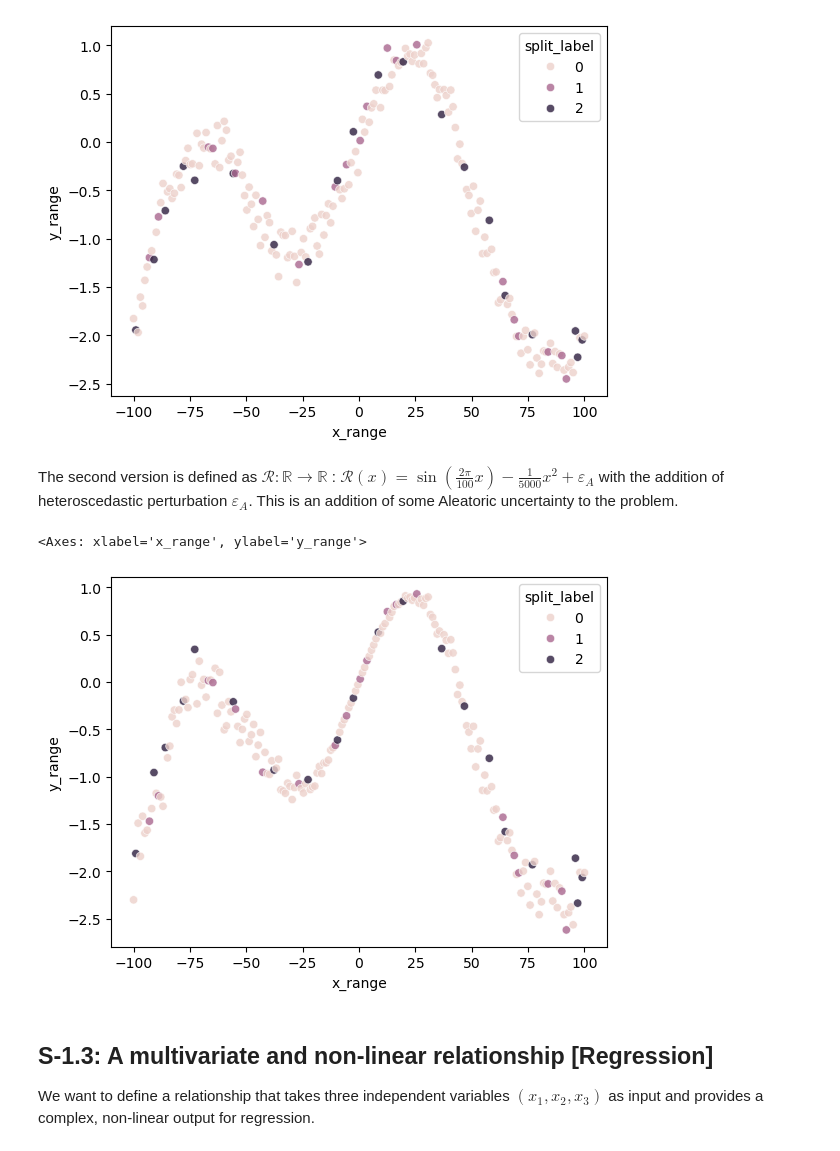
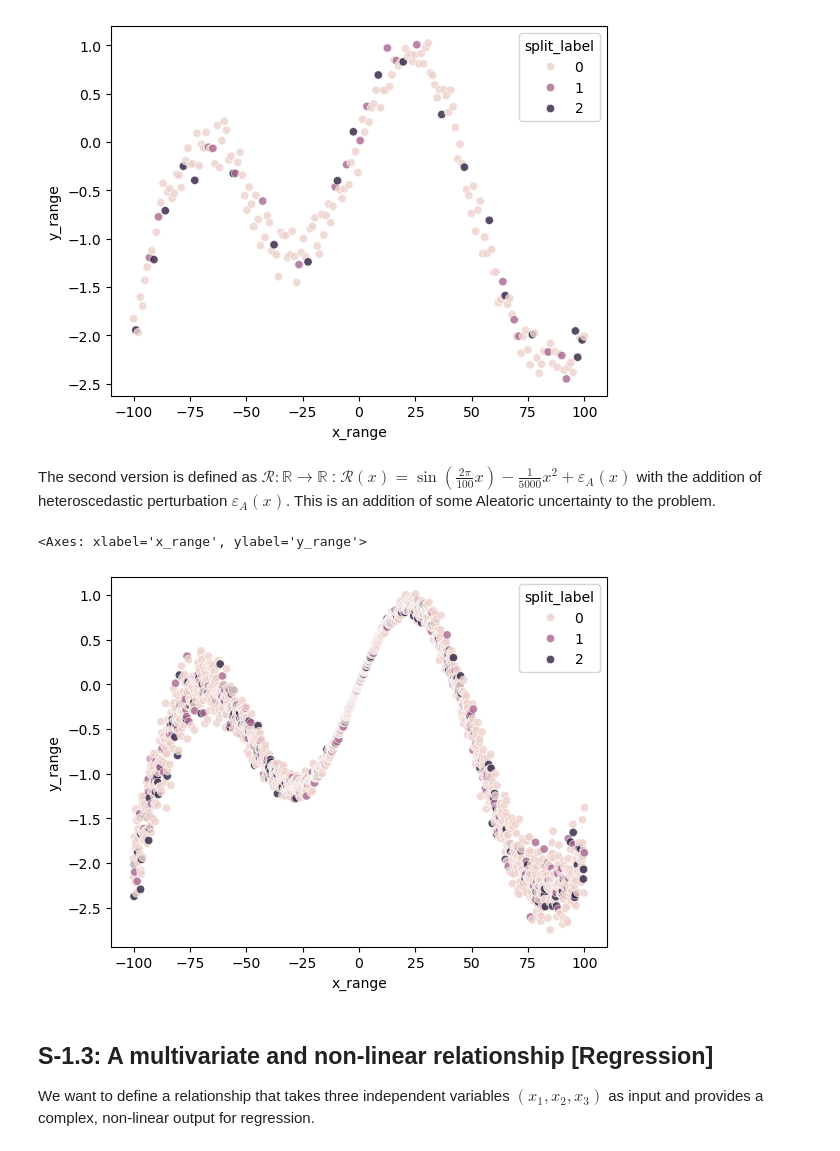
Before and after one commit to GDelCorso/ShedLight_UQ, a Jupyter notebook: Notebook_Jupyter/Step_1_NumericalData.ipynb, the cells around one changed output. Drawn from its saved outputs; the diff is of its cells as text; code cells hidden in the pictures.

Commit message:
Add files via upload
Refined the comments and increase toy dataset dimensions.

```diff
--- a/Notebook_Jupyter/Step_1_NumericalData.ipynb
+++ b/Notebook_Jupyter/Step_1_NumericalData.ipynb
@@ -141,28 +141,28 @@ sns.scatterplot(data=df_linear, x="x_range", y="y_range", hue="split_label", alp
 <Axes: xlabel='x_range', ylabel='y_range'>
 [figure]
 # %% [markdown]
-The second version is defined as $\mathcal{R}: \mathbb{R} \rightarrow \mathbb{R}$ : $\mathcal{R}(x) = \sin\left(\frac{2\pi}{100}x\right)-\frac{1}{5000}x^2+\varepsilon_A$ with the addition of heteroscedastic perturbation $\varepsilon_A$. This is an addition of some Aleatoric uncertainty to the problem.
+The second version is defined as $\mathcal{R}: \mathbb{R} \rightarrow \mathbb{R}$ : $\mathcal{R}(x) = \sin\left(\frac{2\pi}{100}x\right)-\frac{1}{5000}x^2+\varepsilon_A(x)$ with the addition of heteroscedastic perturbation $\varepsilon_A(x)$. This is an addition of some Aleatoric uncertainty to the problem.
 # %%
 # Non linear dataset
-dataset_size = 200
+dataset_size = 2000
 x_range = np.linspace(-100,100,dataset_size)
 y_range = np.sin(2*np.pi*x_range/100)-x_range**2/5000 + +np.random.randn(x_range.shape[0])*x_range/400
 
 # Define a random split among dataset values (80% Training 0, 10% Validation 1, 10% Test 2)
 split_label = [0]*int(dataset_size*80/100)+[1]*int(dataset_size*10/100)+[2]*int(dataset_size*10/100)
 np.random.seed(1902) # Fix random seed for reorder
 np.random.shuffle(split_label) # Reorder split_label to spread the split labels
 
 # Define the dataframe and save it
 df_linear = pd.DataFrame({"x_range":x_range,"y_range":y_range,"split_label":split_label})
 path_save = os.path.join(path_data, "df_nonlinear_heteroscedastic_aleatoric.csv")
 df_linear.to_csv(path_save, index = False)
 
 # Scatter plot
 sns.scatterplot(data=df_linear, x="x_range", y="y_range", hue="split_label", alpha = 0.8)
 # %% [output]
 <Axes: xlabel='x_range', ylabel='y_range'>
-[figure, old version]
+[figure, new version]
 # %% [markdown]
 ## S-1.3: A multivariate and non-linear relationship [Regression]
 We want to define a relationship that takes three independent variables $(x_1, x_2, x_3)$ as input and provides a complex, non-linear output for regression.
```
Also changed, not shown: parts of 2 cells of this notebook.
